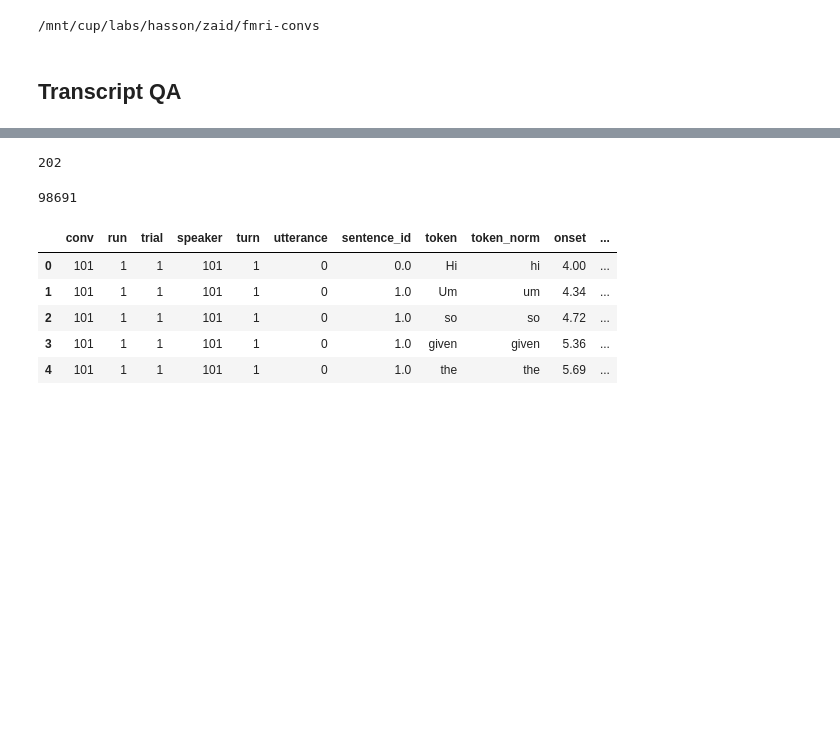
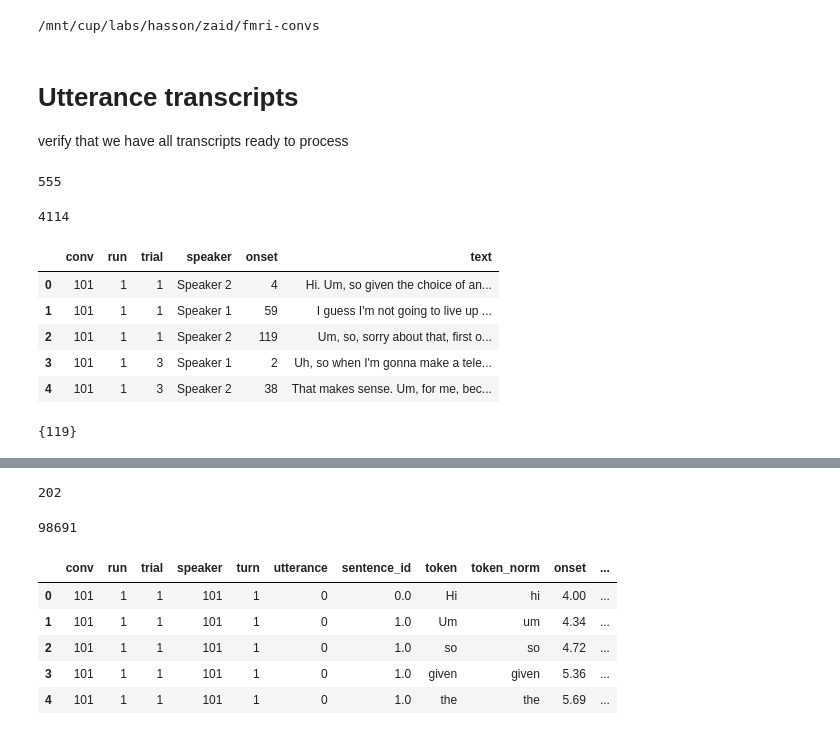
Before and after one commit to YeajuDianaKim394/EncodingModels, a Jupyter notebook: code/descriptive_stats.ipynb, the cells around one changed output, grey strips where cells are left out. Cells and saved outputs as stored; diff of their text form; code cells hidden in the pictures; blank space fills up the shorter version.

```diff
--- a/code/descriptive_stats.ipynb
+++ b/code/descriptive_stats.ipynb
@@ -9,2 +11,38 @@ from glob import glob
-# %% [markdown]
-## Transcript QA
+# %% [markdown]
+# Utterance transcripts
+
+verify that we have all transcripts ready to process
+# %%
+transpath = Path(root='stimuli', datatype='transcript', suffix='utterance', ext='.csv')
+files = glob(transpath.starstr(['conv', 'datatype']))
+len(files)
+# %% [output]
+555
+# %%
+dfs = []
+for filename in files:
+    df = pd.read_csv(filename)
+    filepath = Path.frompath(filename)
+    df.insert(0, 'trial', filepath['trial'])
+    df.insert(0, 'run', filepath['run'])
+    df.insert(0, 'conv', filepath['conv'])
+    dfs.append(df)
+df = pd.concat(dfs)
+df.sort_values(['conv', 'run', 'trial', 'onset'], inplace=True)
+df.reset_index(drop=True, inplace=True)
+
+print(len(df))
+df.head()
+# %% [output]
+4114
+|  | conv | run | trial | speaker | onset | text |
+| 0 | 101 | 1 | 1 | Speaker 2 | 4 | Hi. Um, so given the choice of an... |
+| 1 | 101 | 1 | 1 | Speaker 1 | 59 | I guess I'm not going to live up ... |
+| 2 | 101 | 1 | 1 | Speaker 2 | 119 | Um, so, sorry about that, first o... |
+| 3 | 101 | 1 | 3 | Speaker 1 | 2 | Uh, so when I'm gonna make a tele... |
+| 4 | 101 | 1 | 3 | Speaker 2 | 38 | That makes sense. Um, for me, bec... |
+# %%
+# what conversations are missing?
+set(CONVS_STRANGERS) - set(df.conv.unique().tolist())
+# %% [output]
+{119}
```
Also changed, not shown: parts of 13 cells of this notebook, 4 other files.
